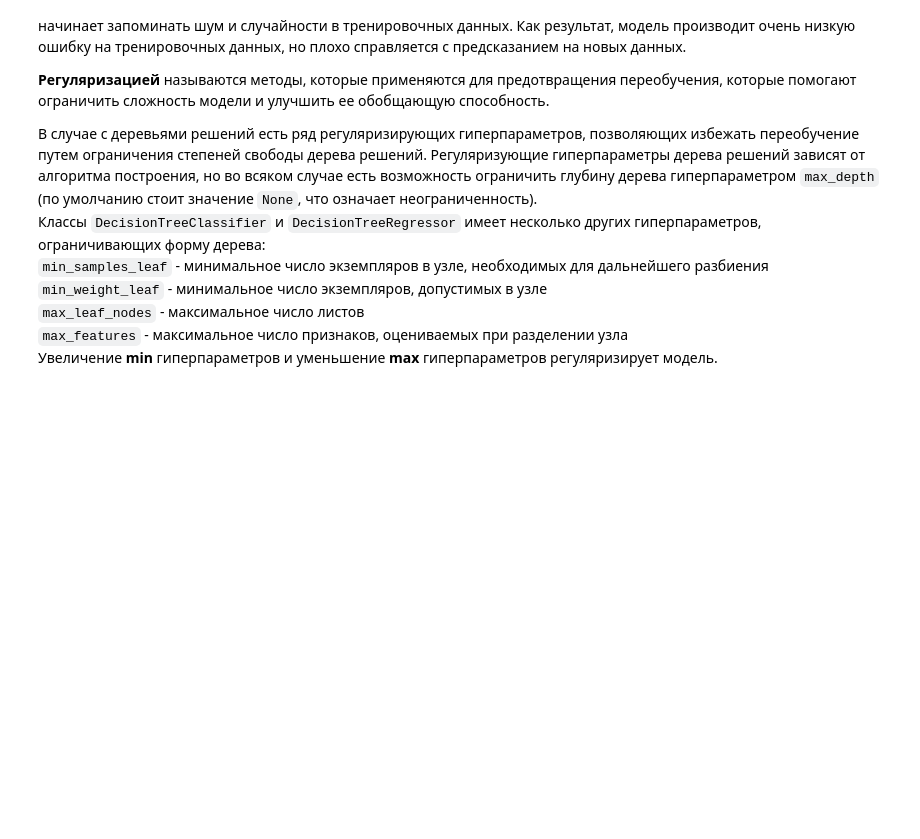
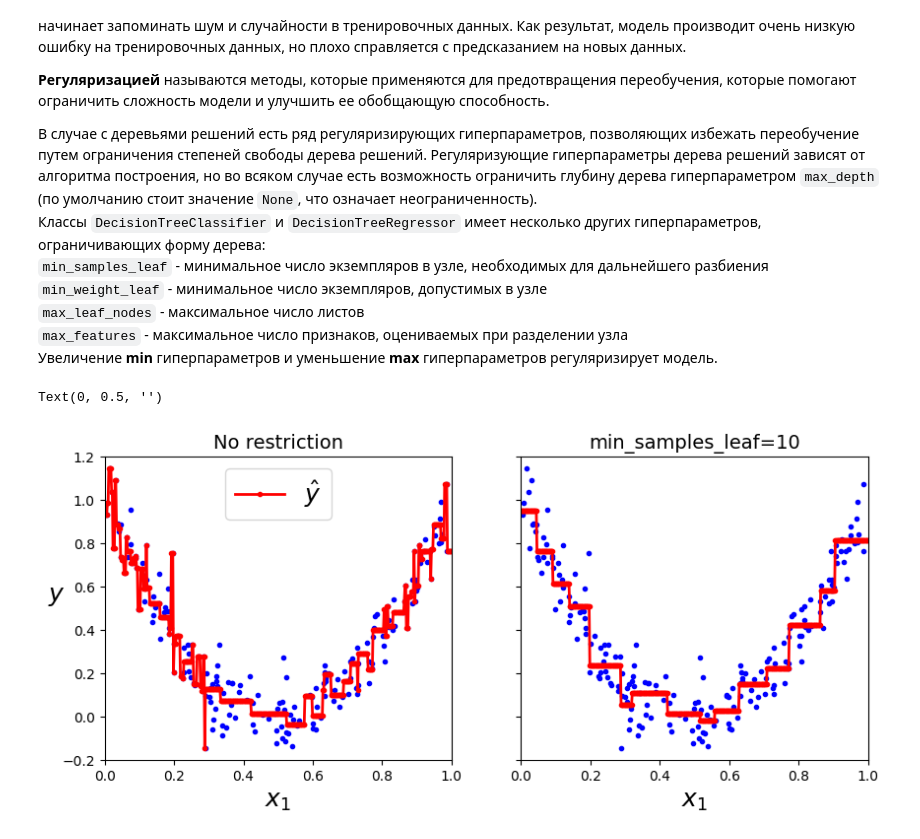
Before and after one commit to ordevoir/Decision_Trees, a Jupyter notebook: decision_tree_regression.ipynb, the cells around one changed output. Cells and saved outputs as stored; diff of their text form; code cells hidden in the pictures; blank space fills up the shorter version.

```diff
--- a/decision_tree_regression.ipynb
+++ b/decision_tree_regression.ipynb
@@ -124,19 +145,22 @@ tree_reg6.get_depth()   # глубина
 Увеличение **min** гиперпараметров и уменьшение **max** гиперпараметров регуляризирует модель.
 # %%
 tree_reg7 = DecisionTreeRegressor(max_depth=7)
-tree_reg7_reg1 = DecisionTreeRegressor(max_depth=7, min_samples_leaf=10)
+tree_reg7_regular1 = DecisionTreeRegressor(max_depth=7, min_samples_leaf=10)
 tree_reg7.fit(X, y)
-tree_reg7_reg1.fit(X, y)
+tree_reg7_regular1.fit(X, y)
 
 fig, axes = plt.subplots(ncols=2, figsize=(10, 4), sharey=True)
 # первый рисунок
 plt.sca(axes[0])
 plot_regression_predictions(tree_reg7, X, y)
 plt.legend(loc='upper center', fontsize=18)
 plt.title('No restriction', fontsize=14)
 # второй рисунок
 plt.sca(axes[1])
-plot_regression_predictions(tree_reg7_reg1, X, y)
+plot_regression_predictions(tree_reg7_regular1, X, y)
 plt.title('min_samples_leaf=10', fontsize=14)
 plt.ylabel('')
+# %% [output]
+Text(0, 0.5, '')
+[figure, added]
 # %%
```
Also changed, not shown: parts of 11 cells of this notebook.
